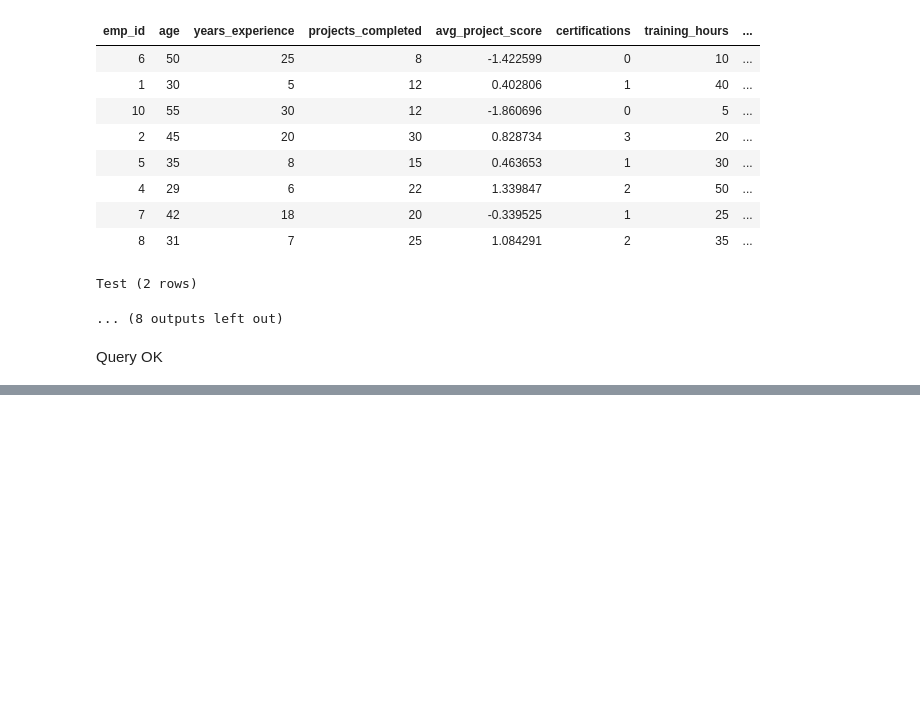
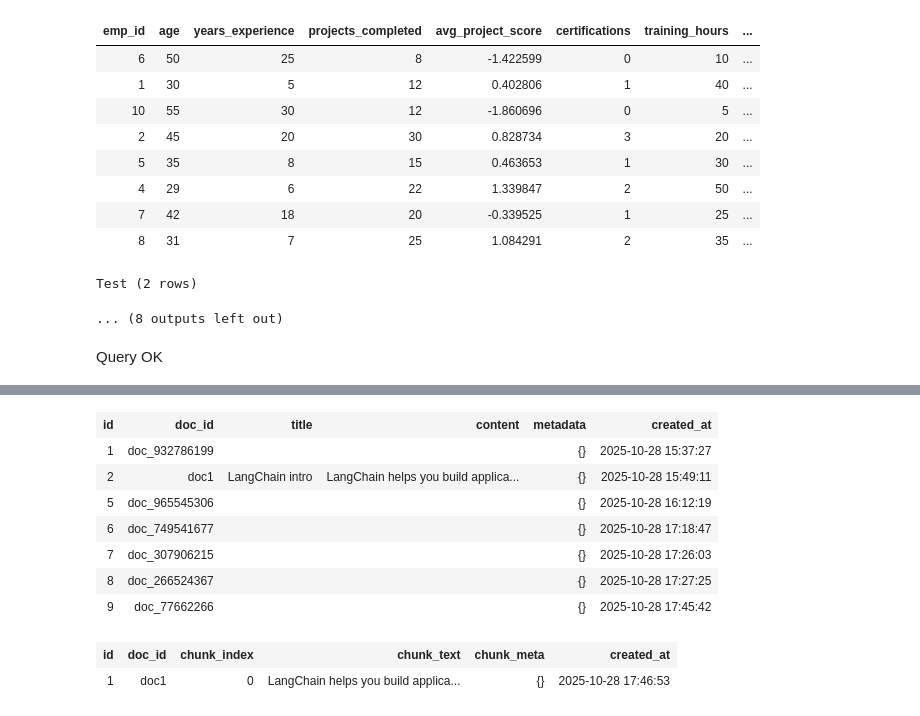
Before and after one commit to JainSneha6/mariadb_kernel, a Jupyter notebook: Untitled.ipynb, the cells around one changed output, grey strips where cells are left out. Drawn from its saved outputs; the diff is of its cells as text; code cells hidden in the pictures; blank space fills up the shorter version.

```diff
--- a/Untitled.ipynb
+++ b/Untitled.ipynb
@@ -813,0 +899,16 @@ Query OK
+# %%
+select * from documents;
+# %% [output]
+| id | doc_id | title | content | metadata | created_at |
+| 1 | doc_932786199 |  |  | {} | 2025-10-28 15:37:27 |
+| 2 | doc1 | LangChain intro | LangChain helps you build applica... | {} | 2025-10-28 15:49:11 |
+| 5 | doc_965545306 |  |  | {} | 2025-10-28 16:12:19 |
+| 6 | doc_749541677 |  |  | {} | 2025-10-28 17:18:47 |
+| 7 | doc_307906215 |  |  | {} | 2025-10-28 17:26:03 |
+| 8 | doc_266524367 |  |  | {} | 2025-10-28 17:27:25 |
+| 9 | doc_77662266 |  |  | {} | 2025-10-28 17:45:42 |
+# %%
+select * from chunks;
+# %% [output]
+| id | doc_id | chunk_index | chunk_text | chunk_meta | created_at |
+| 1 | doc1 | 0 | LangChain helps you build applica... | {} | 2025-10-28 17:46:53 |
```
Also changed, not shown: parts of 9 cells of this notebook, 4 other files.
